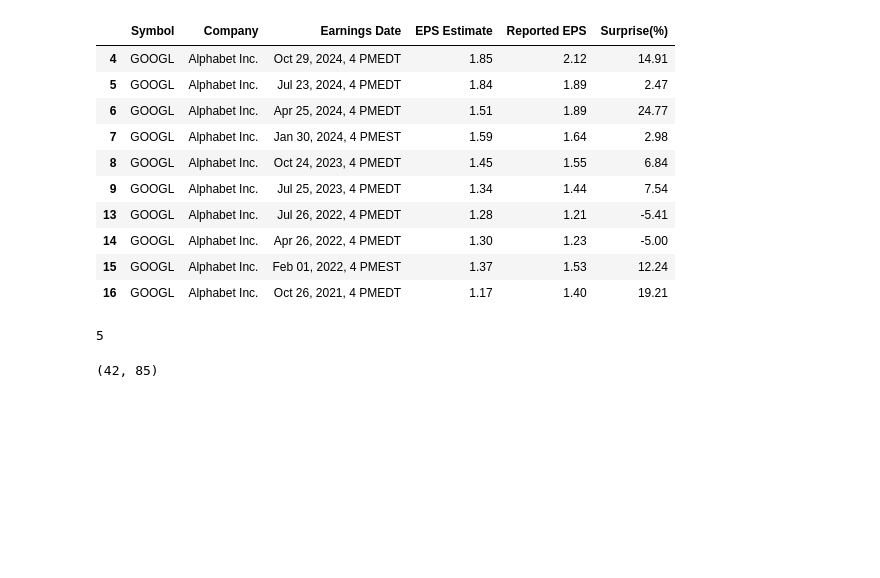
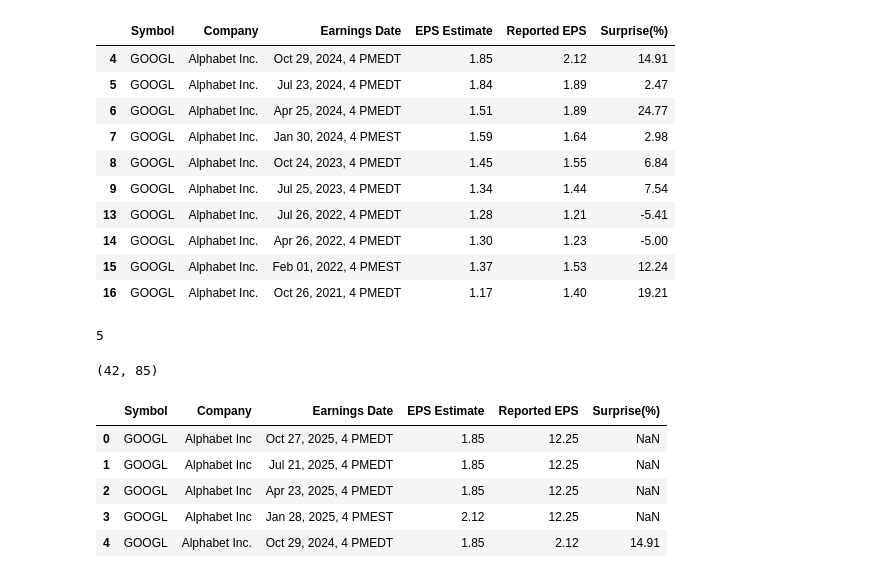
Before and after one commit to yumioh/knou, a Jupyter notebook: Data_Science_Introduction/Finalterm/chapter_7_8.ipynb, the cells around one changed output. Drawn from its saved outputs; the diff is of its cells as text; code cells hidden in the pictures; blank space fills up the shorter version.

```diff
--- a/Data_Science_Introduction/Finalterm/chapter_7_8.ipynb
+++ b/Data_Science_Introduction/Finalterm/chapter_7_8.ipynb
@@ -199,3 +199,17 @@ len(earning_df.sample(n=5))
 len(earning_df.sample(frac=0.5)), len(earning_df)
 # %% [output]
 (42, 85)
+# %%
+# fillna : NaN값 딕션너리로 넣어서 채우기
+earning_df_filla = earning_df.fillna({
+    "EPS Estimate" : 1.85,
+    "Reported EPS" : 12.25
+})
+earning_df_filla.head()
+# %% [output]
+|  | Symbol | Company | Earnings Date | EPS Estimate | Reported EPS | Surprise(%) |
+| 0 | GOOGL | Alphabet Inc | Oct 27, 2025, 4 PMEDT | 1.85 | 12.25 | NaN |
+| 1 | GOOGL | Alphabet Inc | Jul 21, 2025, 4 PMEDT | 1.85 | 12.25 | NaN |
+| 2 | GOOGL | Alphabet Inc | Apr 23, 2025, 4 PMEDT | 1.85 | 12.25 | NaN |
+| 3 | GOOGL | Alphabet Inc | Jan 28, 2025, 4 PMEST | 2.12 | 12.25 | NaN |
+| 4 | GOOGL | Alphabet Inc. | Oct 29, 2024, 4 PMEDT | 1.85 | 2.12 | 14.91 |
```
Also changed, not shown: 5 other files.
